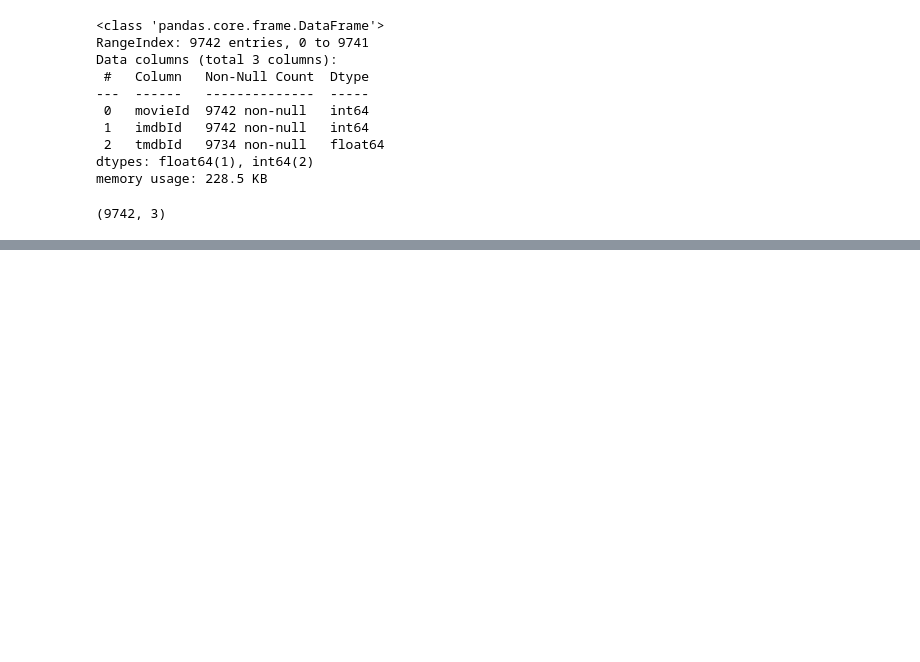
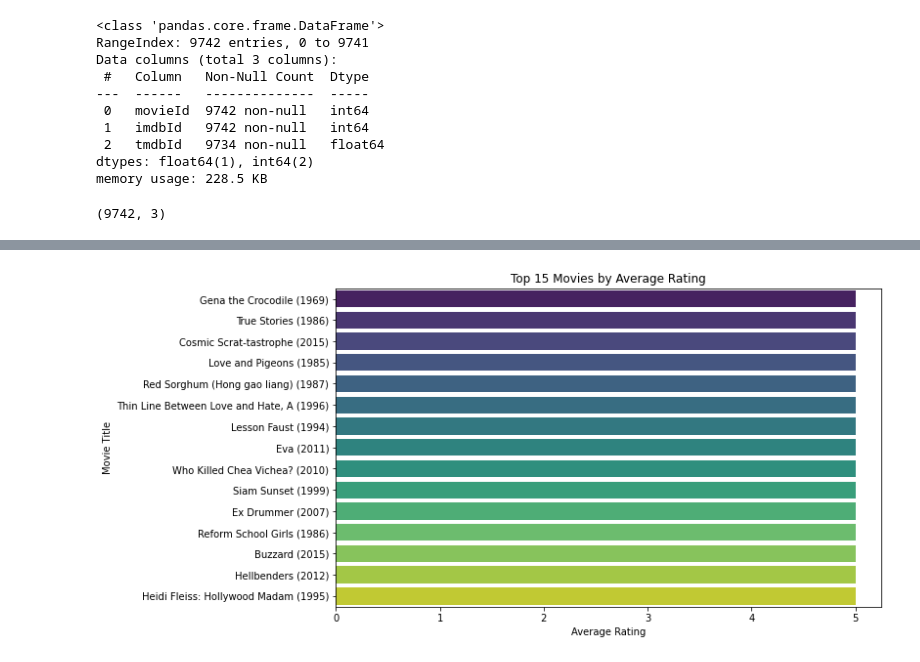
Before and after one commit to OchiengGideon/Group3_phase4_Project, a Jupyter notebook: Recommendation System.ipynb, the cells around one changed output, grey strips where cells are left out. Cells and saved outputs as stored; diff of their text form; code cells hidden in the pictures; blank space fills up the shorter version.

```diff
--- a/Recommendation System.ipynb
+++ b/Recommendation System.ipynb
@@ -134,0 +261,20 @@ link_df.shape
+# %%
+#HIGHEST RATED MOVIES
+# the average rating for each movie
+average_ratings = df.groupby('title')['rating'].mean().reset_index()
+
+# Rename the columns
+average_ratings.columns = ['title', 'avg_rating']
+
+# Sort the movies by average rating in descending order
+average_ratings = average_ratings.sort_values(by='avg_rating', ascending=False)
+
+# bar plot to visualize the top 10 movies by average rating
+plt.figure(figsize=(10, 6))
+sns.barplot(x="avg_rating", y="title", data=round(average_ratings.head(15), 2), palette="viridis")
+plt.title("Top 15 Movies by Average Rating")
+plt.xlabel("Average Rating")
+plt.ylabel("Movie Title")
+plt.show()
+# %% [output]
+[figure, added]
```
Also changed, not shown: parts of 16 cells of this notebook.
